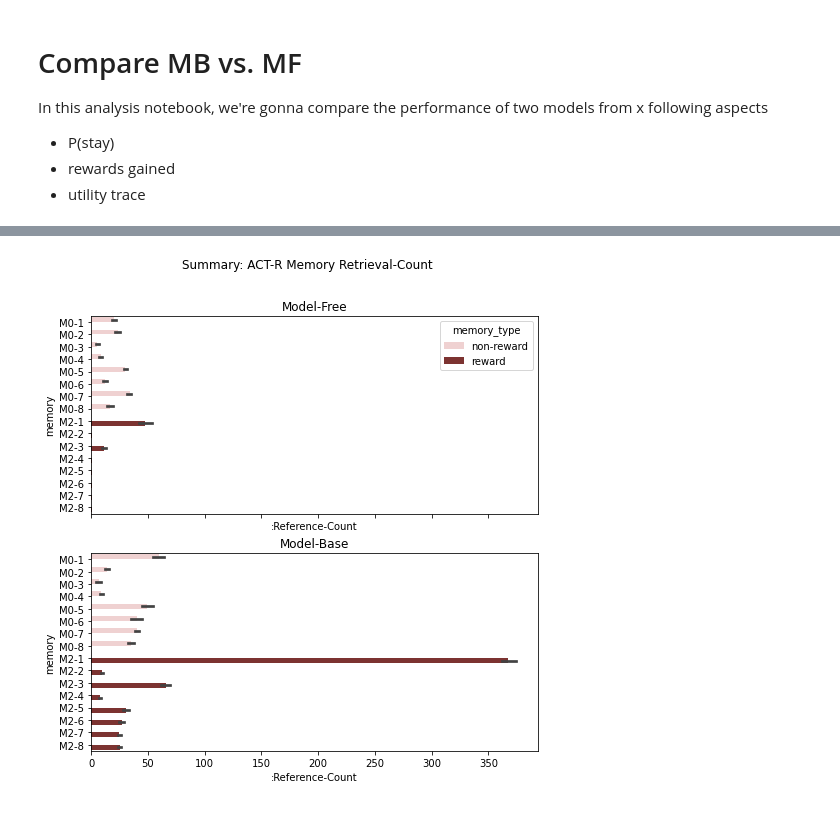
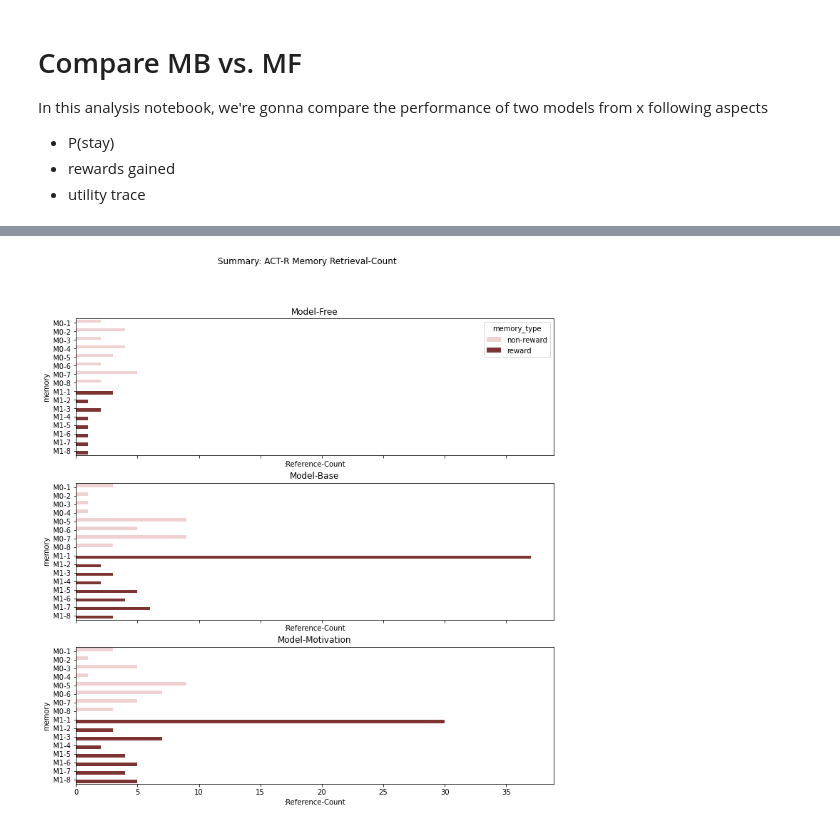
Before and after one commit to yangyuxue2333/ACTR-MarkovTask, a Jupyter notebook: analysis/compare_models.ipynb, the cells around one changed output, grey strips where cells are left out. Cells and saved outputs as stored; diff of their text form; code cells hidden in the pictures.

```diff
--- a/analysis/compare_models.ipynb
+++ b/analysis/compare_models.ipynb
@@ -90,12 +87,13 @@ def df_trace(m):
         return df1, df2
 # %%
 task_params={'REWARD_PROBABILITY':.7, 'REWARD':{'B1': 2, 'B2': 0, 'C1': 0, 'C2': 0}}
-actr_params={'ans':.5, 'egs':.5}
-e=10
-n=200
+actr_params={'seed':'[100, 0]', 'ans':.5, 'egs':.5}
+e=1
+n=20
 # %%
 df1_state1stay, df1_utrace, df1_atrace = simulate_stay_probability(model="markov-model1", epoch=e, n=n, task_params=task_params, actr_params=actr_params)
 df2_state1stay, df2_utrace, df2_atrace = simulate_stay_probability(model="markov-model2", epoch=e, n=n, task_params=task_params, actr_params=actr_params)
+df3_state1stay, df3_utrace, df3_atrace = simulate_stay_probability(model="markov-model3", epoch=e, n=n, task_params=task_params, actr_params=actr_params)
 # %% [output]
 ######### SETUP MODEL markov-model1 #########
         >> TASK PARAMETERS: {'MARKOV_PROBABILITY': 0.7, 'REWARD_PROBABILITY': 0.7, 'REWARD': {'B1': 2, 'B2': 0, 'C1': 0, 'C2': 0}} <<
@@ -212,13 +302,17 @@ plt.show()
 # %%
-fig, (ax1, ax2) = plt.subplots(2,1,figsize=(8,8), sharex=True, sharey=True)
+fig, axes = plt.subplots(3,1,figsize=(12, 12), sharex=True, sharey=True)
 fig.suptitle('Summary: ACT-R Memory Retrieval-Count')
 
-sns.barplot(data = df1_atrace[df1_atrace['index_bin'] == 9], x=':Reference-Count', y='memory', hue='memory_type', palette=reward_palette1, ax=ax1)
-sns.barplot(data = df2_atrace[df2_atrace['index_bin'] == 9], x=':Reference-Count', y='memory', hue='memory_type', palette=reward_palette1, ax=ax2)
+sns.barplot(data = df1_atrace[df1_atrace['index_bin'] == 9], x=':Reference-Count', y='memory', hue='memory_type', palette=reward_palette1, ax=axes[0])
+sns.barplot(data = df2_atrace[df2_atrace['index_bin'] == 9], x=':Reference-Count', y='memory', hue='memory_type', palette=reward_palette1, ax=axes[1])
+sns.barplot(data = df3_atrace[df3_atrace['index_bin'] == 9], x=':Reference-Count', y='memory', hue='memory_type', palette=reward_palette1, ax=axes[2])
 
-ax1.set_title('Model-Free')
-ax2.set_title('Model-Base')
-ax2.legend_.remove()
+axes[0].set_title('Model-Free')
+axes[1].set_title('Model-Base')
+axes[2].set_title('Model-Motivation')
+
+axes[1].legend_.remove()
+axes[2].legend_.remove()
 plt.show()
 # %% [output]
-[figure, old version]
+[figure, new version]
```
Also changed, not shown: parts of 12 cells of this notebook, 2 other files.
